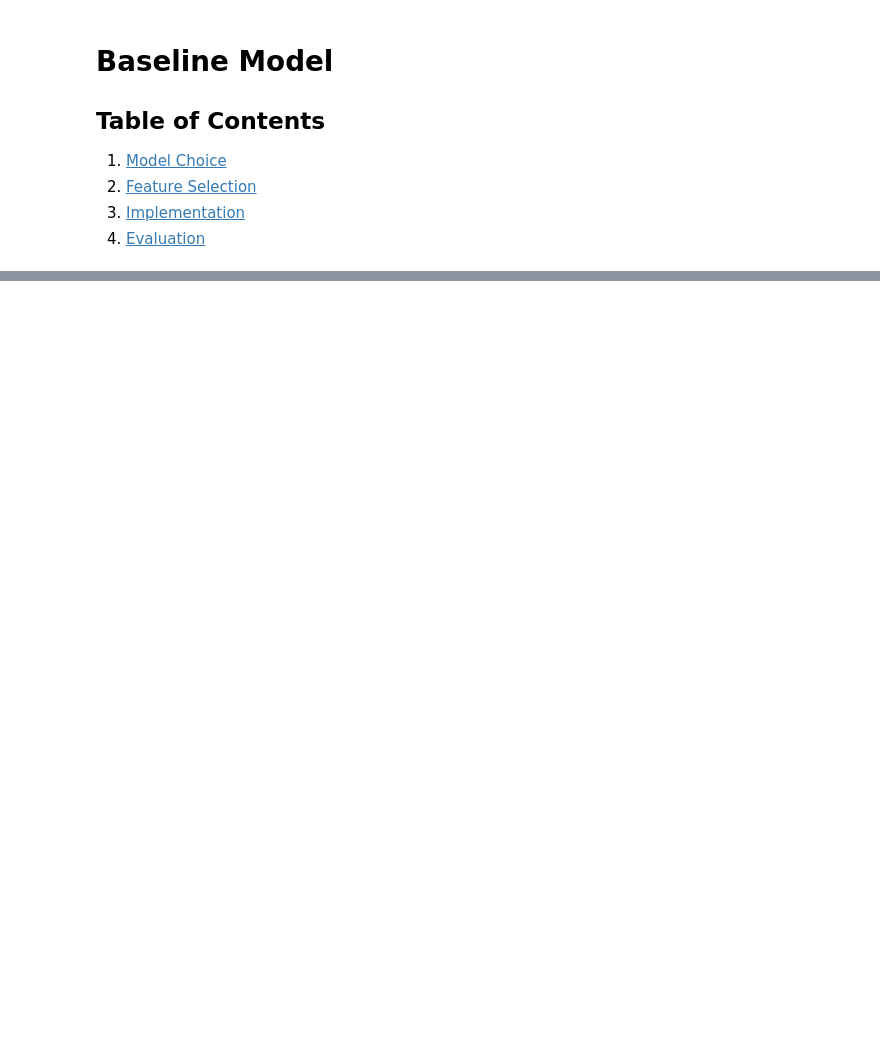
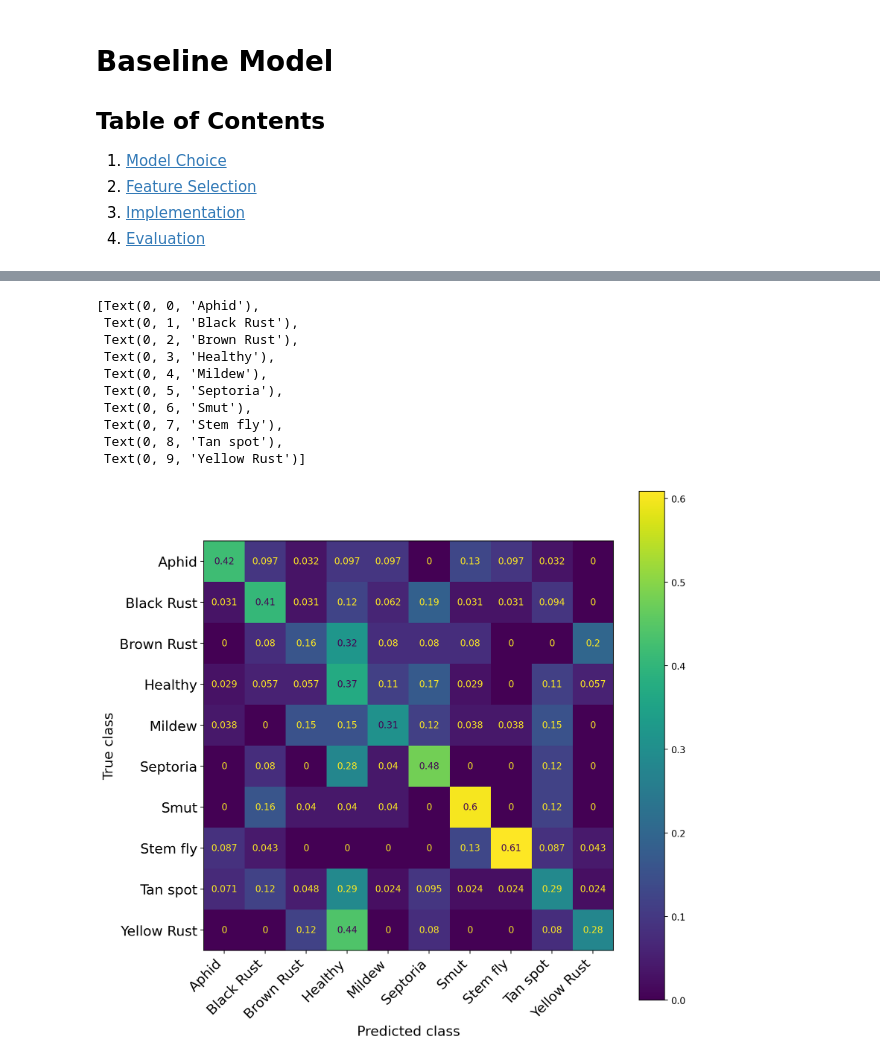
Before and after one commit to FinnJohannsen/WheatDiseases, a Jupyter notebook: 2_BaselineModel/baseline_model.ipynb, the cells around one changed output, grey strips where cells are left out. Drawn from its saved outputs; the diff is of its cells as text; code cells hidden in the pictures; blank space fills up the shorter version.

```diff
--- a/2_BaselineModel/baseline_model.ipynb
+++ b/2_BaselineModel/baseline_model.ipynb
@@ -78,5 +104,5 @@ test_ds = tf.keras.utils.image_dataset_from_directory(
     labels='inferred',
     label_mode='int',
     color_mode='rgb',
-    batch_size=64,
+    batch_size=2,
     image_size=(256, 256))
@@ -126,23 +176,20 @@ plt.ylabel('Accuracy')
 # %%
-import numpy as np
-model = tf.keras.models.load_model('baseline_model_10_epoch_tvt_split.keras')
-
+try:
+    predictions = model.summary()
+except NameError:
+    model = tf.keras.models.load_model('baseline_model_15_epoch_tvt_split_4.keras')
 class_correct = [0]*10
 class_counters = [0]*10
+predicted = np.array([])
+true_labels = np.array([])
 for batch in test_ds:
-    images, labels = batch
-    predictions = model.predict(images)
+    predictions = model.predict(batch[0])
     y_pred_classes = np.argmax(predictions, axis=1)
-    print(np.mean(y_pred_classes==labels.numpy()))
-    for i in range(10):
-        class_correct[i] += np.sum(y_pred_classes[labels.numpy()==i] == i)
-        class_counters[i] += np.sum(labels.numpy()==i)
+    predicted = np.concatenate((predicted,y_pred_classes))
+    true_labels = np.concatenate((true_labels,batch[1].numpy()))
 
+for i in range(10):
+    class_correct[i] = np.sum(predicted[true_labels==i] == i)
+    class_counters[i] = np.sum(true_labels==i)
+conf_mat = confusion_matrix(true_labels, predicted,normalize='true')
 calss_accuracy = [class_correct[i]/class_counters[i] for i in range(10)]
-
-
-
-# # For a regression problem, you might use:
-# # mse = mean_squared_error(y_test, y_pred)
-
-# # Your evaluation code here
@@ -168,0 +271,21 @@ plt.show()
+# %%
+disp = ConfusionMatrixDisplay(conf_mat,display_labels=datadirs)
+disp.plot()
+disp.figure_.set_size_inches(10,10)
+disp.figure_.set_dpi(200)
+disp.ax_.set_xlabel('Predicted class',fontsize=15)
+disp.ax_.set_ylabel('True class',fontsize=15)
+disp.ax_.set_xticklabels(datadirs,rotation=45, ha='right',fontsize=15)
+disp.ax_.set_yticklabels(datadirs, ha='right',fontsize=15)
+# %% [output]
+[Text(0, 0, 'Aphid'),
+ Text(0, 1, 'Black Rust'),
+ Text(0, 2, 'Brown Rust'),
+ Text(0, 3, 'Healthy'),
+ Text(0, 4, 'Mildew'),
+ Text(0, 5, 'Septoria'),
+ Text(0, 6, 'Smut'),
+ Text(0, 7, 'Stem fly'),
+ Text(0, 8, 'Tan spot'),
+ Text(0, 9, 'Yellow Rust')]
+[figure, added]
```
Also changed, not shown: parts of 19 cells of this notebook, 5 other files.
